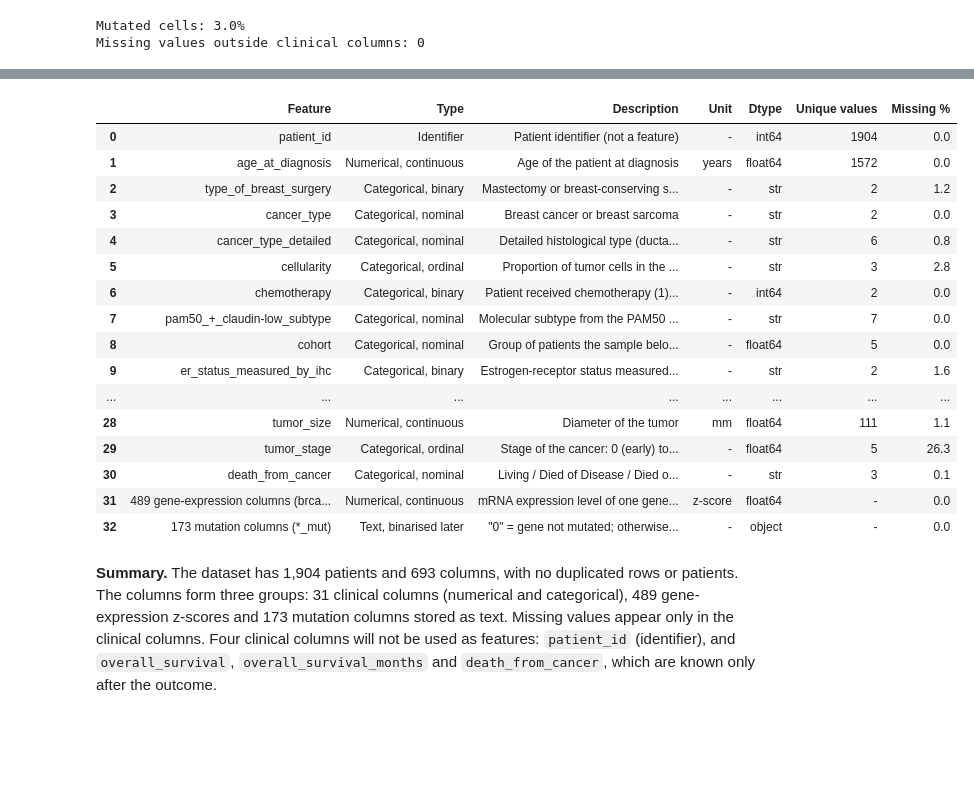
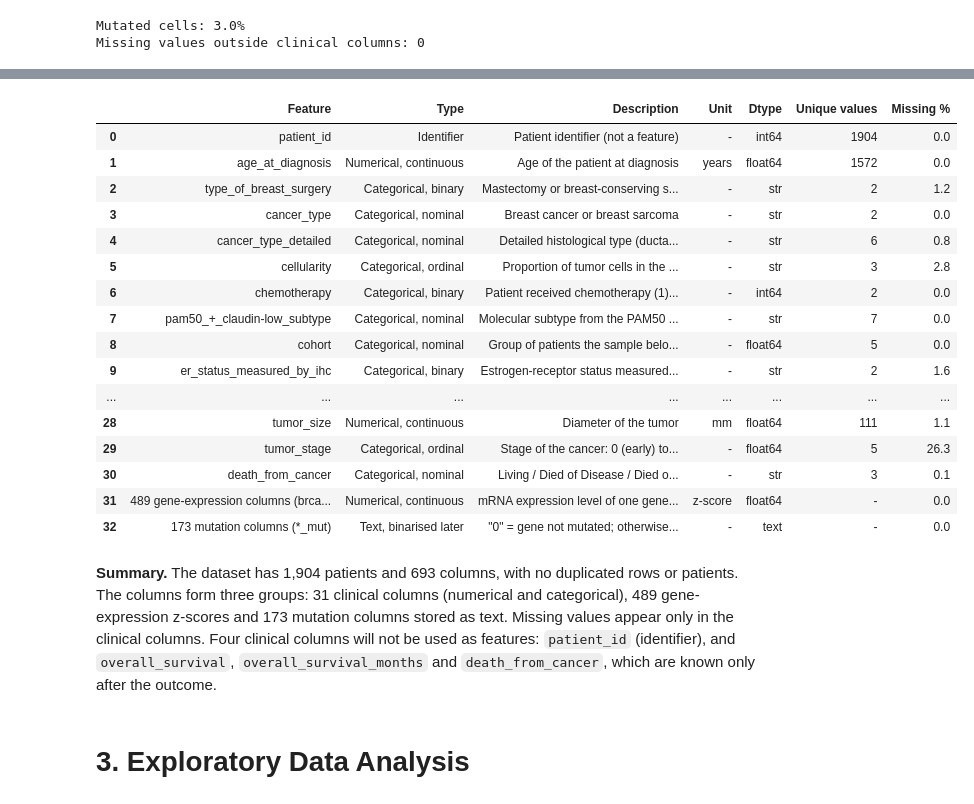
Before and after one commit to Mayma9/metabric-ml1-project, a Jupyter notebook: notebooks/01_eda.ipynb, the cells around one changed output, grey strips where cells are left out. Saved outputs shown, nothing was run; the diff lists cells and outputs as text; code cells hidden in the pictures; blank space fills up the shorter version.

```diff
--- a/notebooks/01_eda.ipynb
+++ b/notebooks/01_eda.ipynb
@@ -191,40 +218,42 @@ clinical_dict = [
 ]
 
 data_dict = pd.DataFrame(clinical_dict, columns=['Feature', 'Type', 'Description', 'Unit'])
-assert data_dict['Feature'].tolist() == clinical_cols   # every clinical column is documented
+assert set(data_dict['Feature']) == set(clinical_cols)   # every clinical column is documented
 
 data_dict['Dtype'] = data_dict['Feature'].map(df.dtypes.astype(str))
 data_dict['Unique values'] = data_dict['Feature'].map(df[clinical_cols].nunique())
 data_dict['Missing %'] = data_dict['Feature'].map((df[clinical_cols].isna().mean() * 100).round(1))
 
 genomic_rows = pd.DataFrame([
     {'Feature': f'{len(expr_cols)} gene-expression columns (brca1, ...)', 'Type': 'Numerical, continuous',
      'Description': 'mRNA expression level of one gene, standardised across patients', 'Unit': 'z-score',
      'Dtype': 'float64', 'Unique values': '-', 'Missing %': 0.0},
     {'Feature': f'{len(mut_cols)} mutation columns (*_mut)', 'Type': 'Text, binarised later',
      'Description': '"0" = gene not mutated; otherwise the mutation code (e.g. H1047R)', 'Unit': '-',
-     'Dtype': 'object', 'Unique values': '-', 'Missing %': 0.0},
+     'Dtype': 'text', 'Unique values': '-', 'Missing %': 0.0},
 ])
 
 data_dict = pd.concat([data_dict, genomic_rows], ignore_index=True)
 data_dict
 # %% [output]
 |  | Feature | Type | Description | Unit | Dtype | Unique values | Missing % |
 | 0 | patient_id | Identifier | Patient identifier (not a feature) | - | int64 | 1904 | 0.0 |
 | 1 | age_at_diagnosis | Numerical, continuous | Age of the patient at diagnosis | years | float64 | 1572 | 0.0 |
 | 2 | type_of_breast_surgery | Categorical, binary | Mastectomy or breast-conserving s... | - | str | 2 | 1.2 |
 | 3 | cancer_type | Categorical, nominal | Breast cancer or breast sarcoma | - | str | 2 | 0.0 |
 | 4 | cancer_type_detailed | Categorical, nominal | Detailed histological type (ducta... | - | str | 6 | 0.8 |
 | 5 | cellularity | Categorical, ordinal | Proportion of tumor cells in the ... | - | str | 3 | 2.8 |
 | 6 | chemotherapy | Categorical, binary | Patient received chemotherapy (1)... | - | int64 | 2 | 0.0 |
 | 7 | pam50_+_claudin-low_subtype | Categorical, nominal | Molecular subtype from the PAM50 ... | - | str | 7 | 0.0 |
 | 8 | cohort | Categorical, nominal | Group of patients the sample belo... | - | float64 | 5 | 0.0 |
 | 9 | er_status_measured_by_ihc | Categorical, binary | Estrogen-receptor status measured... | - | str | 2 | 1.6 |
 | ... | ... | ... | ... | ... | ... | ... | ... |
 | 28 | tumor_size | Numerical, continuous | Diameter of the tumor | mm | float64 | 111 | 1.1 |
 | 29 | tumor_stage | Categorical, ordinal | Stage of the cancer: 0 (early) to... | - | float64 | 5 | 26.3 |
 | 30 | death_from_cancer | Categorical, nominal | Living / Died of Disease / Died o... | - | str | 3 | 0.1 |
 | 31 | 489 gene-expression columns (brca... | Numerical, continuous | mRNA expression level of one gene... | z-score | float64 | - | 0.0 |
-| 32 | 173 mutation columns (*_mut) | Text, binarised later | "0" = gene not mutated; otherwise... | - | object | - | 0.0 |
+| 32 | 173 mutation columns (*_mut) | Text, binarised later | "0" = gene not mutated; otherwise... | - | text | - | 0.0 |
 # %% [markdown]
 **Summary.** The dataset has 1,904 patients and 693 columns, with no duplicated rows or patients. The columns form three groups: 31 clinical columns (numerical and categorical), 489 gene-expression z-scores and 173 mutation columns stored as text. Missing values appear only in the clinical columns. Four clinical columns will not be used as features: `patient_id` (identifier), and `overall_survival`, `overall_survival_months` and `death_from_cancer`, which are known only after the outcome.
+# %% [markdown]
+# 3. Exploratory Data Analysis
```
Also changed, not shown: parts of 55 cells of this notebook.
